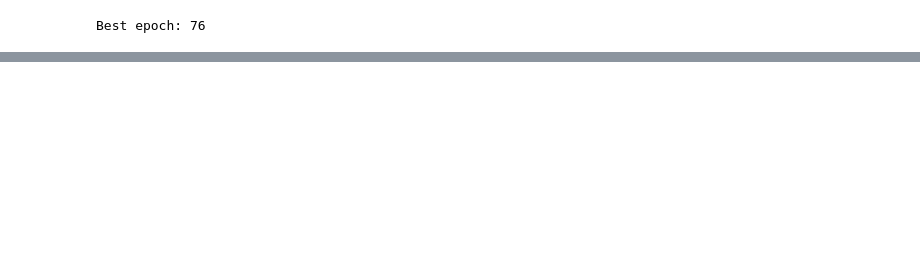
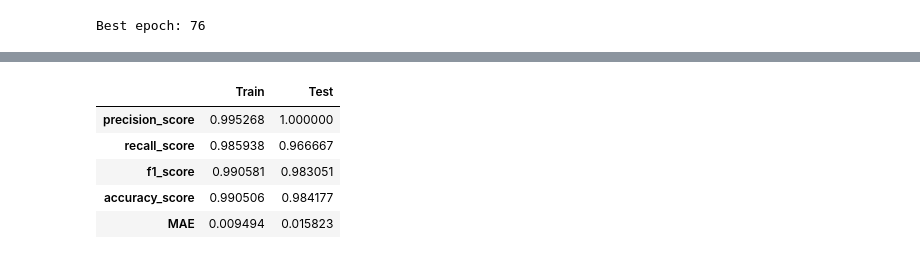
Before and after one commit to Rheyhan/Proyek-TSA, a Jupyter notebook: src/Train Model.ipynb, the cells around one changed output, grey strips where cells are left out. Drawn from its saved outputs; the diff is of its cells as text; code cells hidden in the pictures; blank space fills up the shorter version.

```diff
--- a/src/Train Model.ipynb
+++ b/src/Train Model.ipynb
@@ -29,7 +34,7 @@ log_dir = "../logs/" + datetime.datetime.now().strftime("%Y%m%d-%H%M%S")
 batch_size=32
 # %%
 #read df
-df=pd.read_csv(datapath+"oversampled.csv")
+df=pd.read_csv(datapath+"oversampled.csv").iloc[:,1:]
 
 X=df.copy()
 y=X.pop("Kejadian")
@@ -197,3 +163,8 @@ print('Best epoch: %d' % (best_epoch,))
 Best epoch: 76
 # %%
 model.save("../assets/model.keras")
+# %%
+bestmodel=keras.models.load_model("../assets/model.keras")
+# %%
+train_predicted=predict(bestmodel, train_data)
+test_predicted=predict(bestmodel, test_data)
@@ -199,0 +174,25 @@ model.save("../assets/model.keras")
+# %%
+trainmetrics=pd.DataFrame([
+    precision_score(train_value,train_predicted),
+    recall_score(train_value,train_predicted),
+    f1_score(train_value,train_predicted),
+    accuracy_score(train_value,train_predicted),
+    mean_absolute_error(train_value,train_predicted)])
+
+testmetrics=pd.DataFrame([precision_score(test_value,test_predicted),
+    recall_score(test_value,test_predicted),
+    f1_score(test_value,test_predicted),
+    accuracy_score(test_value,test_predicted),
+    mean_absolute_error(test_value,test_predicted)])
+
+metrics=pd.concat((trainmetrics, testmetrics), axis=1)
+metrics.index=["precision_score", "recall_score", "f1_score", "accuracy_score", "MAE"]
+metrics.columns=["Train", "Test"]
+metrics
+# %% [output]
+|  | Train | Test |
+| precision_score | 0.995268 | 1.000000 |
+| recall_score | 0.985938 | 0.966667 |
+| f1_score | 0.990581 | 0.983051 |
+| accuracy_score | 0.990506 | 0.984177 |
+| MAE | 0.009494 | 0.015823 |
```
Also changed, not shown: parts of 5 cells of this notebook.
